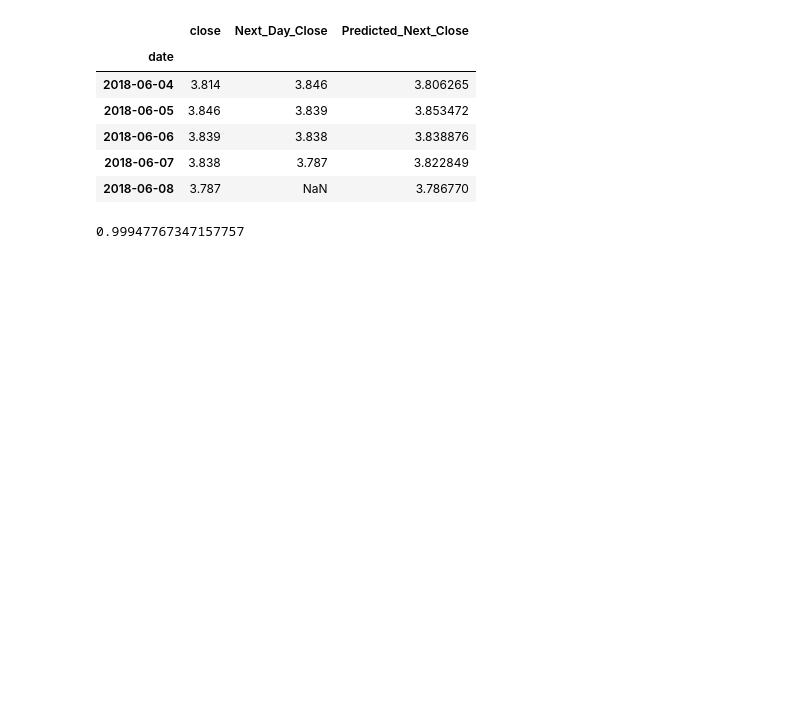
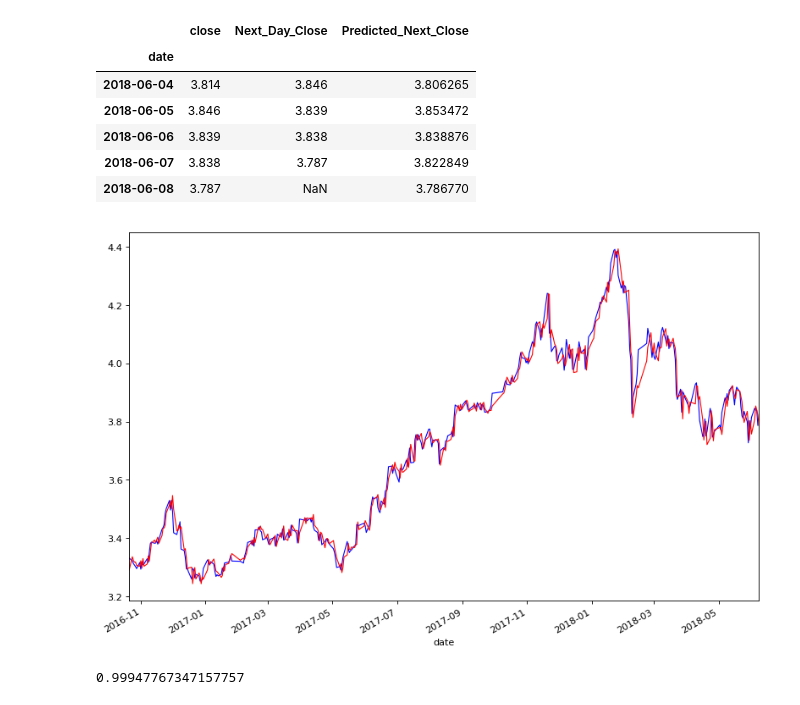
Before and after one commit to bitbyte27/PythonQuant, a Jupyter notebook: Machine_Learning/ipynb/2018.06.12_300ETF_close_SVR.ipynb, the cells around one changed output. Drawn from its saved outputs; the diff is of its cells as text; code cells hidden in the pictures; blank space fills up the shorter version.

```diff
--- a/Machine_Learning/ipynb/2018.06.12_300ETF_close_SVR.ipynb
+++ b/Machine_Learning/ipynb/2018.06.12_300ETF_close_SVR.ipynb
@@ -326,6 +326,13 @@ tf.tail()
 | 2018-06-06 | 3.839 | 3.838 | 3.838876 |
 | 2018-06-07 | 3.838 | 3.787 | 3.822849 |
 | 2018-06-08 | 3.787 | NaN | 3.786770 |
+# %%
+plt.figure(figsize=(12,8), dpi=80)
+tf['Next_Day_Close'][g:].plot(color='blue', linewidth='1')
+tf['Predicted_Next_Close'][g:].plot(color='red', linewidth='1')
+plt.show()
+# %% [output]
+[figure, added]
 # %%
 # 计算实际数据与测数据的相关系数
 # 设置收盘价序列：pd.Series()
```
